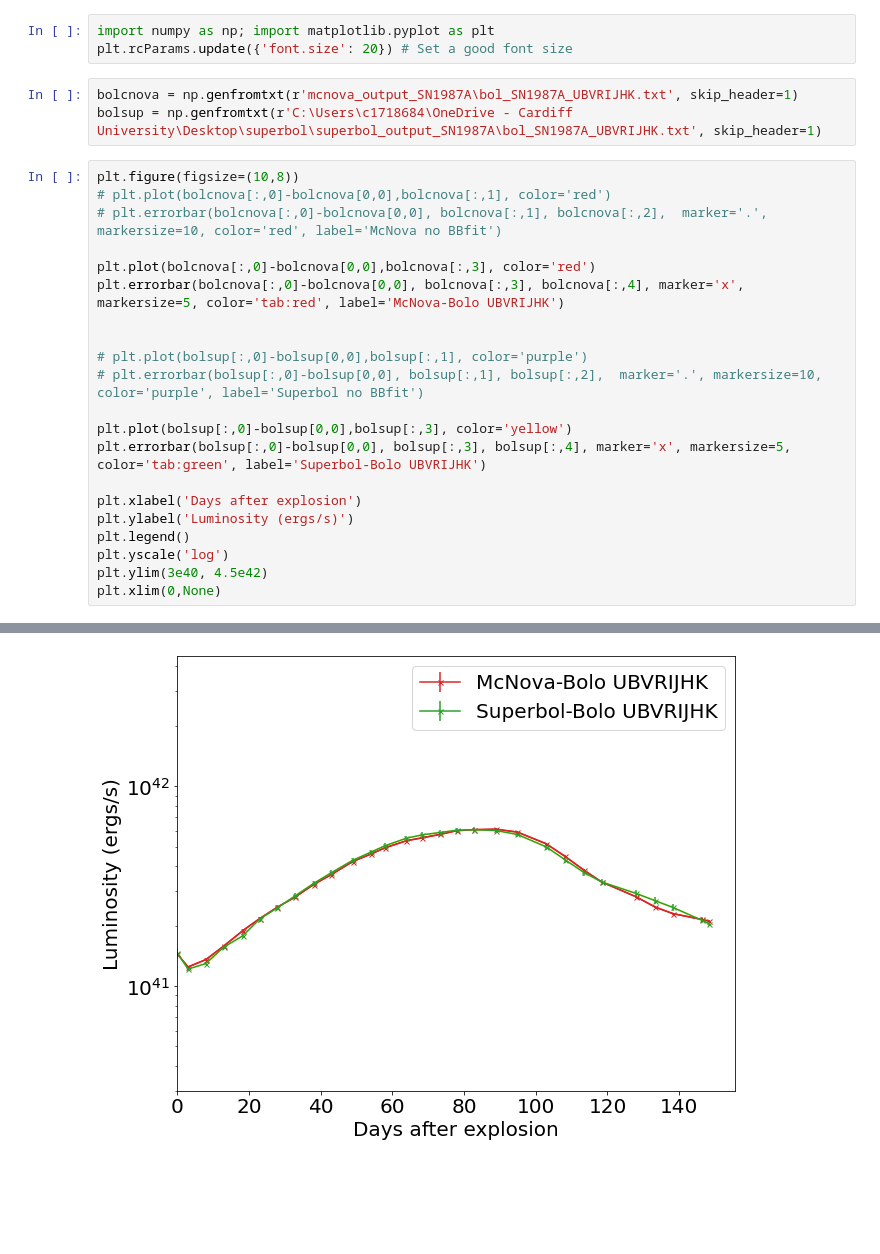
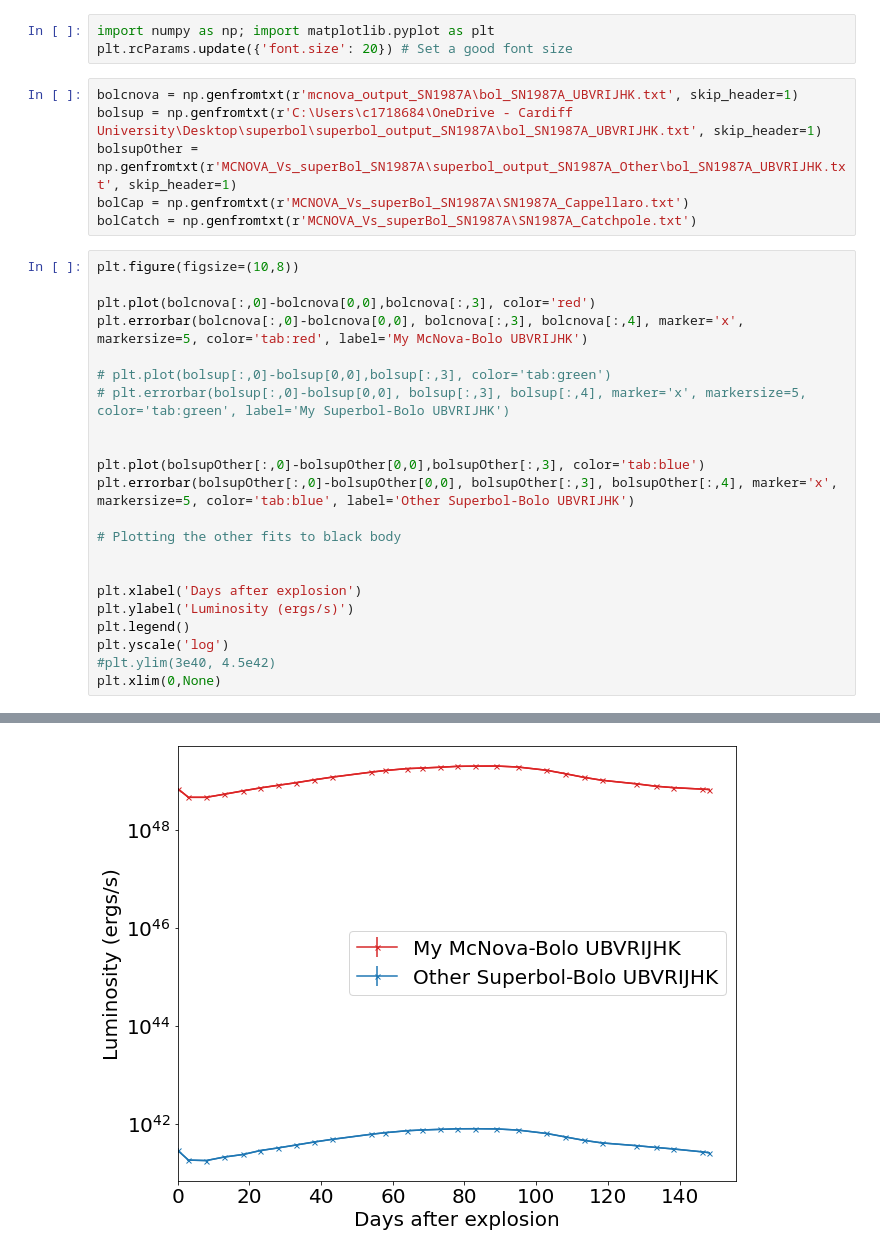
Before and after one commit to JoRdAnB421/McNova, a Jupyter notebook: PostProcessing.ipynb, the cells around one changed output, grey strips where cells are left out. Cells and saved outputs as stored; diff of their text form; blank space fills up the shorter version.

```diff
--- a/PostProcessing.ipynb
+++ b/PostProcessing.ipynb
@@ -4,25 +4,29 @@ plt.rcParams.update({'font.size': 20}) # Set a good font size
 # %%
 bolcnova = np.genfromtxt(r'mcnova_output_SN1987A\bol_SN1987A_UBVRIJHK.txt', skip_header=1)
 bolsup = np.genfromtxt(r'C:\Users\c1718684\OneDrive - Cardiff University\Desktop\superbol\superbol_output_SN1987A\bol_SN1987A_UBVRIJHK.txt', skip_header=1)
+bolsupOther = np.genfromtxt(r'MCNOVA_Vs_superBol_SN1987A\superbol_output_SN1987A_Other\bol_SN1987A_UBVRIJHK.txt', skip_header=1)
+bolCap = np.genfromtxt(r'MCNOVA_Vs_superBol_SN1987A\SN1987A_Cappellaro.txt')
+bolCatch = np.genfromtxt(r'MCNOVA_Vs_superBol_SN1987A\SN1987A_Catchpole.txt')
 # %%
 plt.figure(figsize=(10,8))
-# plt.plot(bolcnova[:,0]-bolcnova[0,0],bolcnova[:,1], color='red')
-# plt.errorbar(bolcnova[:,0]-bolcnova[0,0], bolcnova[:,1], bolcnova[:,2],  marker='.', markersize=10, color='red', label='McNova no BBfit')
 
 plt.plot(bolcnova[:,0]-bolcnova[0,0],bolcnova[:,3], color='red')
-plt.errorbar(bolcnova[:,0]-bolcnova[0,0], bolcnova[:,3], bolcnova[:,4], marker='x', markersize=5, color='tab:red', label='McNova-Bolo UBVRIJHK')
+plt.errorbar(bolcnova[:,0]-bolcnova[0,0], bolcnova[:,3], bolcnova[:,4], marker='x', markersize=5, color='tab:red', label='My McNova-Bolo UBVRIJHK')
+
+# plt.plot(bolsup[:,0]-bolsup[0,0],bolsup[:,3], color='tab:green')
+# plt.errorbar(bolsup[:,0]-bolsup[0,0], bolsup[:,3], bolsup[:,4], marker='x', markersize=5, color='tab:green', label='My Superbol-Bolo UBVRIJHK')
 
 
-# plt.plot(bolsup[:,0]-bolsup[0,0],bolsup[:,1], color='purple')
-# plt.errorbar(bolsup[:,0]-bolsup[0,0], bolsup[:,1], bolsup[:,2],  marker='.', markersize=10, color='purple', label='Superbol no BBfit')
+plt.plot(bolsupOther[:,0]-bolsupOther[0,0],bolsupOther[:,3], color='tab:blue')
+plt.errorbar(bolsupOther[:,0]-bolsupOther[0,0], bolsupOther[:,3], bolsupOther[:,4], marker='x', markersize=5, color='tab:blue', label='Other Superbol-Bolo UBVRIJHK')
 
-plt.plot(bolsup[:,0]-bolsup[0,0],bolsup[:,3], color='yellow')
-plt.errorbar(bolsup[:,0]-bolsup[0,0], bolsup[:,3], bolsup[:,4], marker='x', markersize=5, color='tab:green', label='Superbol-Bolo UBVRIJHK')
+# Plotting the other fits to black body
+
 
 plt.xlabel('Days after explosion')
 plt.ylabel('Luminosity (ergs/s)')
 plt.legend()
 plt.yscale('log')
-plt.ylim(3e40, 4.5e42)
+#plt.ylim(3e40, 4.5e42)
 plt.xlim(0,None)
 # %% [output]
@@ -30 +34 @@ plt.xlim(0,None)
-[figure, old version]
+[figure, new version]
```
Also changed, not shown: parts of 4 cells of this notebook, 1 other file.
